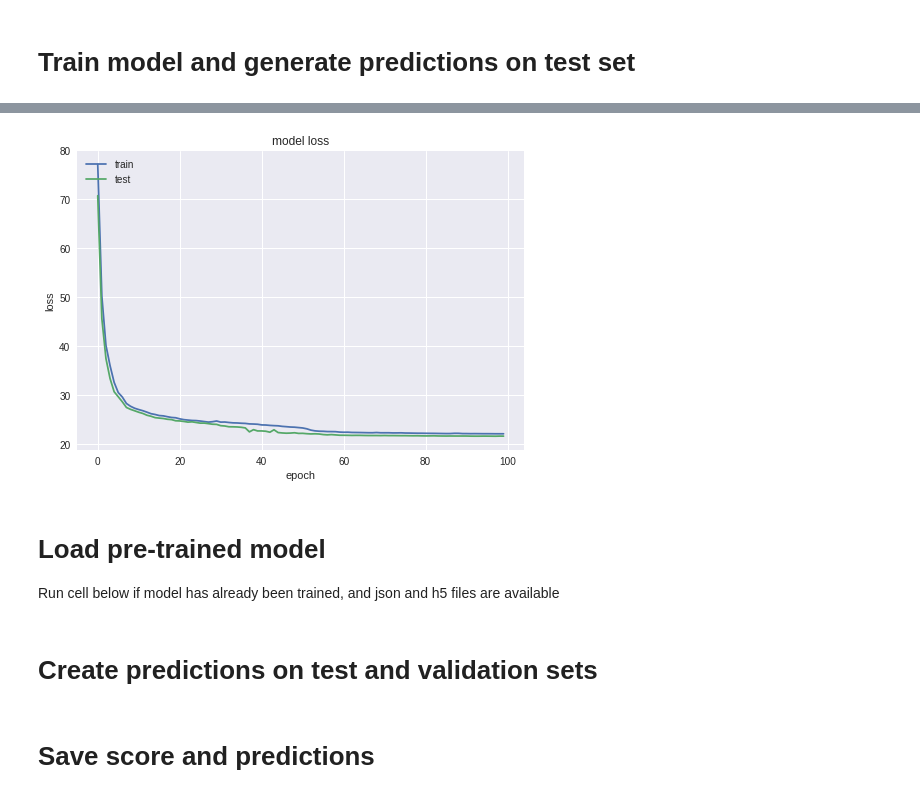
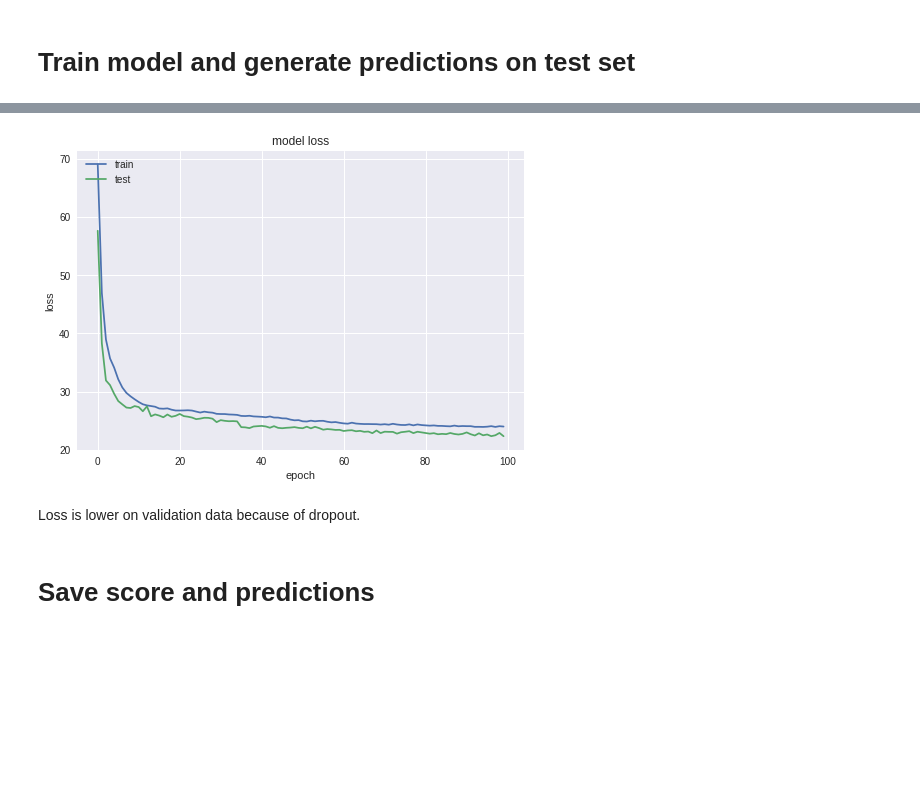
Before and after one commit to albemlee/boxplotseducation, a Jupyter notebook: notebooks/basic_NN_model/basic_NN_model.ipynb, the cells around one changed output, grey strips where cells are left out. Cells and saved outputs as stored; diff of their text form; code cells hidden in the pictures; blank space fills up the shorter version.

Commit message:
completed report draft

```diff
--- a/notebooks/basic_NN_model/basic_NN_model.ipynb
+++ b/notebooks/basic_NN_model/basic_NN_model.ipynb
@@ -379,9 +375,7 @@ def build_network(X_numeric=X_train_numeric, X_text=X_train_text, y=y_train):
     dropout_value = 0.5
 
     # Function
-    text_function_hidden_layer = Dense(512, activation='relu')(text_input)
-    text_function_hidden_layer = Dropout(dropout_value)(text_function_hidden_layer)
-    text_function_hidden_layer = Dense(256, activation='relu')(text_function_hidden_layer)
+    text_function_hidden_layer = Dense(256, activation='relu')(text_input)
     text_function_hidden_layer = Dropout(dropout_value)(text_function_hidden_layer)
     text_function_hidden_layer = Dense(128, activation='relu')(text_function_hidden_layer)
     text_function_hidden_layer = Dropout(dropout_value)(text_function_hidden_layer)
@@ -393,9 +387,7 @@ def build_network(X_numeric=X_train_numeric, X_text=X_train_text, y=y_train):
     function_output_layer = Dense(37, activation='softmax')(combined_function_layer)
 
     # Object_Type
-    text_object_type_hidden_layer = Dense(512, activation='relu')(text_input)
-    text_object_type_hidden_layer = Dropout(dropout_value)(text_object_type_hidden_layer)
-    text_object_type_hidden_layer = Dense(256, activation='relu')(text_object_type_hidden_layer)
+    text_object_type_hidden_layer = Dense(256, activation='relu')(text_input)
     text_object_type_hidden_layer = Dropout(dropout_value)(text_object_type_hidden_layer)
     text_object_type_hidden_layer = Dense(128, activation='relu')(text_object_type_hidden_layer)
     text_object_type_hidden_layer = Dropout(dropout_value)(text_object_type_hidden_layer)
@@ -411,9 +403,7 @@ def build_network(X_numeric=X_train_numeric, X_text=X_train_text, y=y_train):
     object_type_output_layer = Dense(11, activation='softmax')(combined_object_type_layer)
 
     # Operating_Status
-    text_operating_status_hidden_layer = Dense(512, activation='relu')(text_input)
-    text_operating_status_hidden_layer = Dropout(dropout_value)(text_operating_status_hidden_layer)
-    text_operating_status_hidden_layer = Dense(256, activation='relu')(text_operating_status_hidden_layer)
+    text_operating_status_hidden_layer = Dense(256, activation='relu')(text_input)
     text_operating_status_hidden_layer = Dropout(dropout_value)(text_operating_status_hidden_layer)
     text_operating_status_hidden_layer = Dense(128, activation='relu')(text_operating_status_hidden_layer)
     text_operating_status_hidden_layer = Dropout(dropout_value)(text_operating_status_hidden_layer)
@@ -433,9 +423,7 @@ def build_network(X_numeric=X_train_numeric, X_text=X_train_text, y=y_train):
     operating_status_output_layer = Dense(3, activation='softmax')(combined_operating_status_layer)
 
     # Position_Type
-    text_position_type_hidden_layer = Dense(512, activation='relu')(text_input)
-    text_position_type_hidden_layer = Dropout(dropout_value)(text_position_type_hidden_layer)
-    text_position_type_hidden_layer = Dense(256, activation='relu')(text_position_type_hidden_layer)
+    text_position_type_hidden_layer = Dense(256, activation='relu')(text_input)
     text_position_type_hidden_layer = Dropout(dropout_value)(text_position_type_hidden_layer)
     text_position_type_hidden_layer = Dense(128, activation='relu')(text_position_type_hidden_layer)
     text_position_type_hidden_layer = Dropout(dropout_value)(text_position_type_hidden_layer)
@@ -449,9 +437,7 @@ def build_network(X_numeric=X_train_numeric, X_text=X_train_text, y=y_train):
     position_type_output_layer = Dense(25, activation='softmax')(combined_position_type_layer)
 
     # Pre_K
-    text_pre_k_hidden_layer = Dense(512, activation='relu')(text_input)
-    text_pre_k_hidden_layer = Dropout(dropout_value)(text_pre_k_hidden_layer)
-    text_pre_k_hidden_layer = Dense(256, activation='relu')(text_pre_k_hidden_layer)
+    text_pre_k_hidden_layer = Dense(256, activation='relu')(text_input)
     text_pre_k_hidden_layer = Dropout(dropout_value)(text_pre_k_hidden_layer)
     text_pre_k_hidden_layer = Dense(128, activation='relu')(text_pre_k_hidden_layer)
     text_pre_k_hidden_layer = Dropout(dropout_value)(text_pre_k_hidden_layer)
@@ -471,9 +457,7 @@ def build_network(X_numeric=X_train_numeric, X_text=X_train_text, y=y_train):
     pre_k_output_layer = Dense(3, activation='softmax')(combined_pre_k_layer)
 
     # Reporting
-    text_reporting_hidden_layer = Dense(512, activation='relu')(text_input)
-    text_reporting_hidden_layer = Dropout(dropout_value)(text_reporting_hidden_layer)
-    text_reporting_hidden_layer = Dense(256, activation='relu')(text_reporting_hidden_layer)
+    text_reporting_hidden_layer = Dense(256, activation='relu')(text_input)
     text_reporting_hidden_layer = Dropout(dropout_value)(text_reporting_hidden_layer)
     text_reporting_hidden_layer = Dense(128, activation='relu')(text_reporting_hidden_layer)
     text_reporting_hidden_layer = Dropout(dropout_value)(text_reporting_hidden_layer)
@@ -493,9 +477,7 @@ def build_network(X_numeric=X_train_numeric, X_text=X_train_text, y=y_train):
     reporting_output_layer = Dense(3, activation='softmax')(combined_reporting_layer)
 
     # Sharing
-    text_sharing_hidden_layer = Dense(512, activation='relu')(text_input)
-    text_sharing_hidden_layer = Dropout(dropout_value)(text_sharing_hidden_layer)
-    text_sharing_hidden_layer = Dense(256, activation='relu')(text_sharing_hidden_layer)
+    text_sharing_hidden_layer = Dense(256, activation='relu')(text_input)
     text_sharing_hidden_layer = Dropout(dropout_value)(text_sharing_hidden_layer)
     text_sharing_hidden_layer = Dense(128, activation='relu')(text_sharing_hidden_layer)
     text_sharing_hidden_layer = Dropout(dropout_value)(text_sharing_hidden_layer)
@@ -513,9 +495,7 @@ def build_network(X_numeric=X_train_numeric, X_text=X_train_text, y=y_train):
     sharing_output_layer = Dense(5, activation='softmax')(combined_sharing_layer)
 
     # Student_Type
-    text_student_type_hidden_layer = Dense(512, activation='relu')(text_input)
-    text_student_type_hidden_layer = Dropout(dropout_value)(text_student_type_hidden_layer)
-    text_student_type_hidden_layer = Dense(256, activation='relu')(text_student_type_hidden_layer)
+    text_student_type_hidden_layer = Dense(256, activation='relu')(text_input)
     text_student_type_hidden_layer = Dropout(dropout_value)(text_student_type_hidden_layer)
     text_student_type_hidden_layer = Dense(128, activation='relu')(text_student_type_hidden_layer)
     text_student_type_hidden_layer = Dropout(dropout_value)(text_student_type_hidden_layer)
@@ -531,9 +511,7 @@ def build_network(X_numeric=X_train_numeric, X_text=X_train_text, y=y_train):
     student_type_output_layer = Dense(9, activation='softmax')(combined_student_type_layer)
 
     # Use
-    text_use_hidden_layer = Dense(512, activation='relu')(text_input)
-    text_use_hidden_layer = Dropout(dropout_value)(text_use_hidden_layer)
-    text_use_hidden_layer = Dense(256, activation='relu')(text_use_hidden_layer)
+    text_use_hidden_layer = Dense(256, activation='relu')(text_input)
     text_use_hidden_layer = Dropout(dropout_value)(text_use_hidden_layer)
     text_use_hidden_layer = Dense(128, activation='relu')(text_use_hidden_layer)
     text_use_hidden_layer = Dropout(dropout_value)(text_use_hidden_layer)
@@ -599,15 +577,15 @@ Epoch 00100: val_loss did not improve from 21.66180
 # %%
+# Plot training and validation loss
 plt.plot(history_basic_NN.history['loss'])
 plt.plot(history_basic_NN.history['val_loss'])
 plt.title('model loss')
 plt.ylabel('loss')
 plt.xlabel('epoch')
-plt.legend(['train', 'test'], loc='upper left')
+plt.legend(['train', 'validation'], loc='upper left')
 plt.show()
 # %% [output]
-[figure, old version]
+[figure, new version]
-# %% [markdown]
-# Load pre-trained model
-Run cell below if model has already been trained, and json and h5 files are available
+# %% [markdown]
+Loss is lower on validation data because of dropout.
 # %%
 # load json and create model
@@ -616,8 +595,6 @@ with open('basic_NN_model.json', 'r') as json_file:
 
 basic_NN = model_from_json(loaded_model_json)
 basic_NN.load_weights('basic_NN_model.h5')
-# %% [markdown]
-# Create predictions on test and validation sets
 # %%
 label_class_counts = {
     'Function': [0, 37],
```
Also changed, not shown: parts of 17 cells of this notebook, 11 other files.
